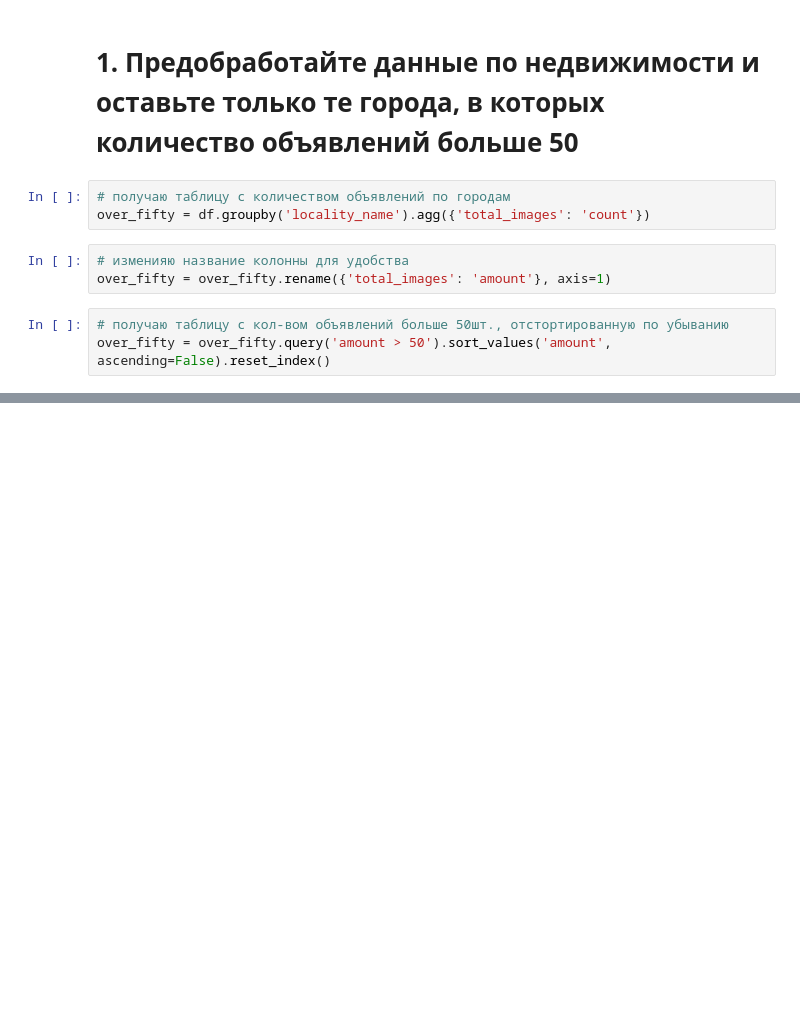
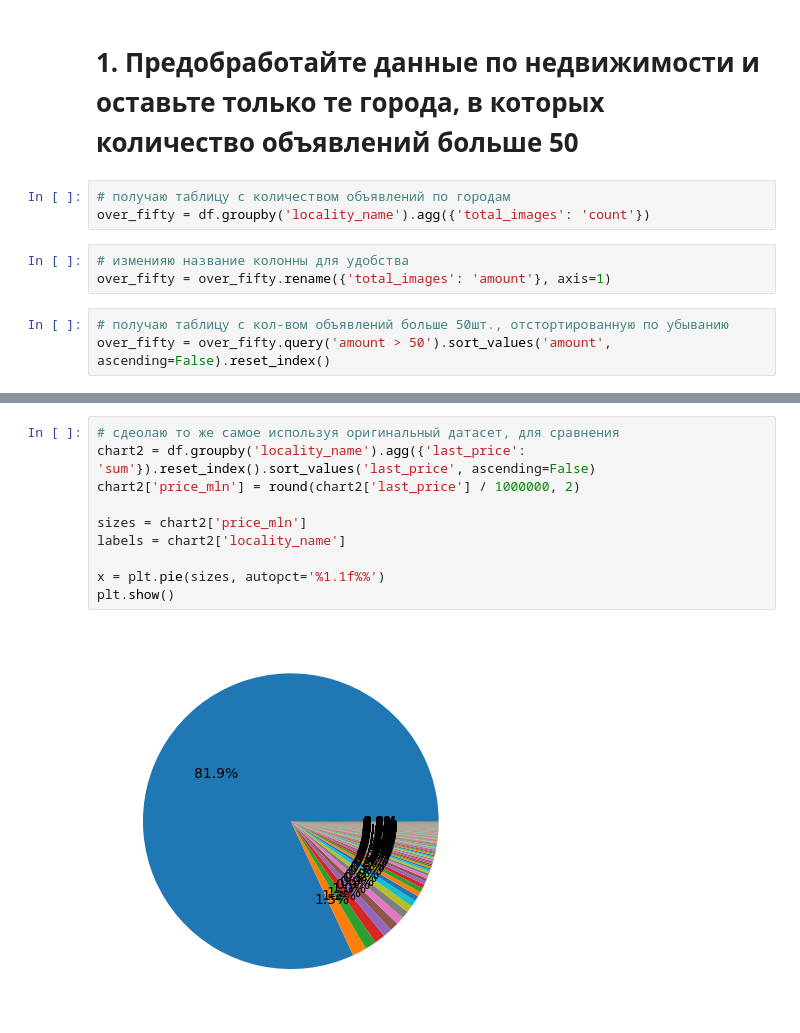
Before and after one commit to gleb-pan/data-analytics-decode, a Jupyter notebook: Submissions/Submission5.ipynb, the cells around one changed output, grey strips where cells are left out. Cells and saved outputs as stored; diff of their text form; blank space fills up the shorter version.

```diff
--- a/Submissions/Submission5.ipynb
+++ b/Submissions/Submission5.ipynb
@@ -63,0 +74,12 @@ memory usage: 3.7+ MB
+# %%
+# сдеолаю то же самое используя оригинальный датасет, для сравнения
+chart2 = df.groupby('locality_name').agg({'last_price': 'sum'}).reset_index().sort_values('last_price', ascending=False)
+chart2['price_mln'] = round(chart2['last_price'] / 1000000, 2)
+
+sizes = chart2['price_mln']
+labels = chart2['locality_name']
+
+x = plt.pie(sizes, autopct='%1.1f%%')
+plt.show()
+# %% [output]
+[figure, added]
```
Also changed, not shown: parts of 7 cells of this notebook.
